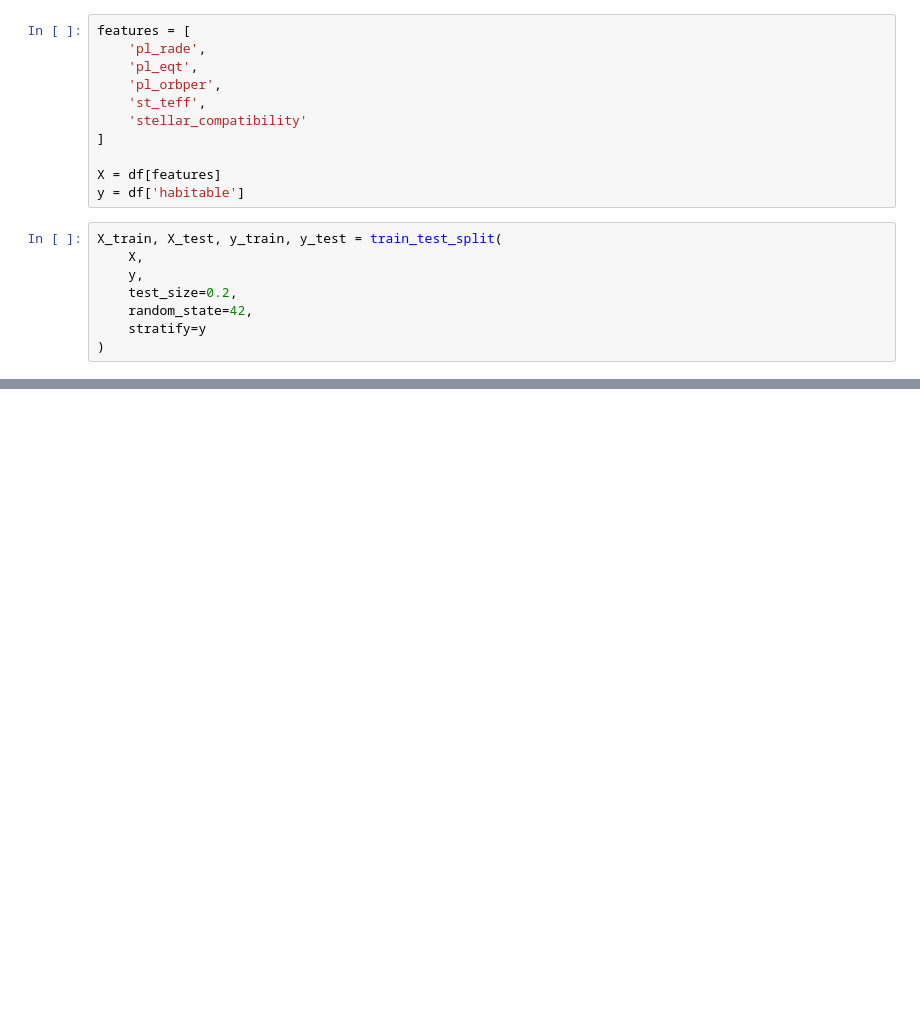
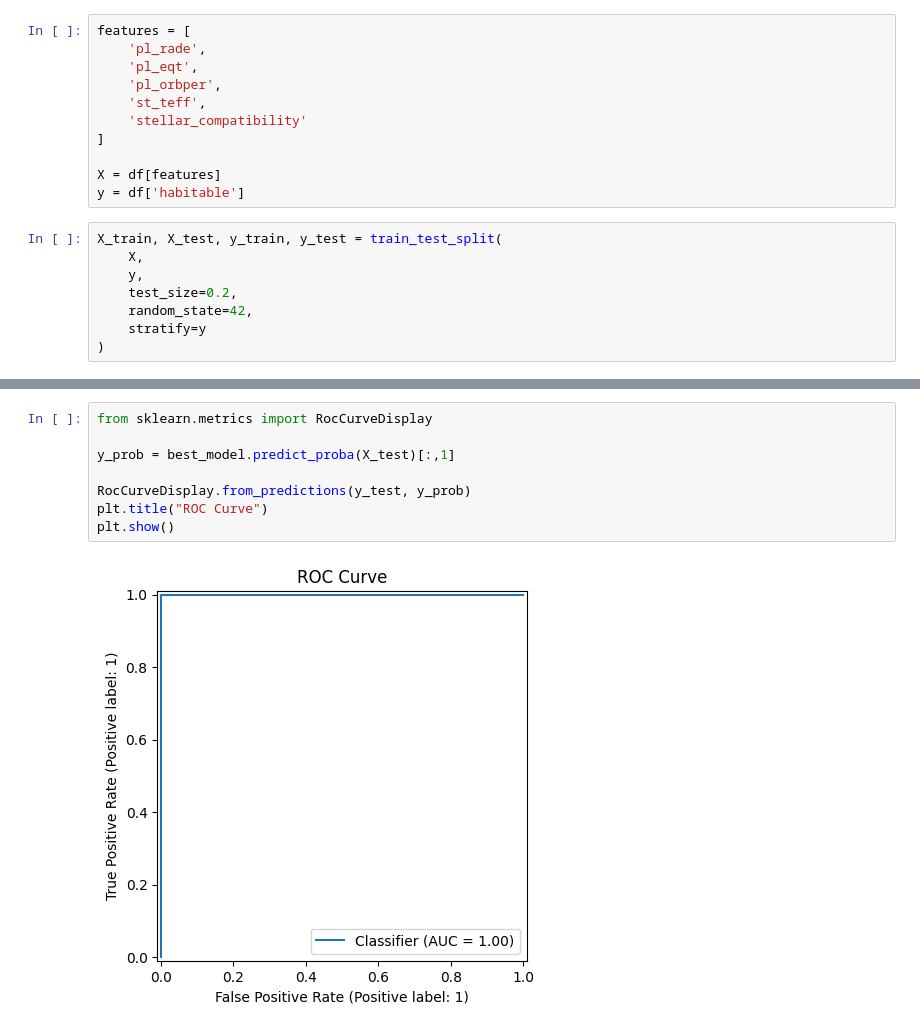
Before and after one commit to ANANYA200421/ExoHabit-AI, a Jupyter notebook: notebooks/milestone-4-models.ipynb, the cells around one changed output, grey strips where cells are left out. Cells and saved outputs as stored; diff of their text form; blank space fills up the shorter version.

```diff
--- a/notebooks/milestone-4-models.ipynb
+++ b/notebooks/milestone-4-models.ipynb
@@ -190 +162,11 @@ plot_pr_curve(y_test, rf_prob, "Precision-Recall — Random Forest")
+# %%
+from sklearn.metrics import RocCurveDisplay
+
+y_prob = best_model.predict_proba(X_test)[:,1]
+
+RocCurveDisplay.from_predictions(y_test, y_prob)
+plt.title("ROC Curve")
+plt.show()
+# %% [output]
+[figure, added]
 # %%
```
Also changed, not shown: parts of 26 cells of this notebook, 11 other files.
